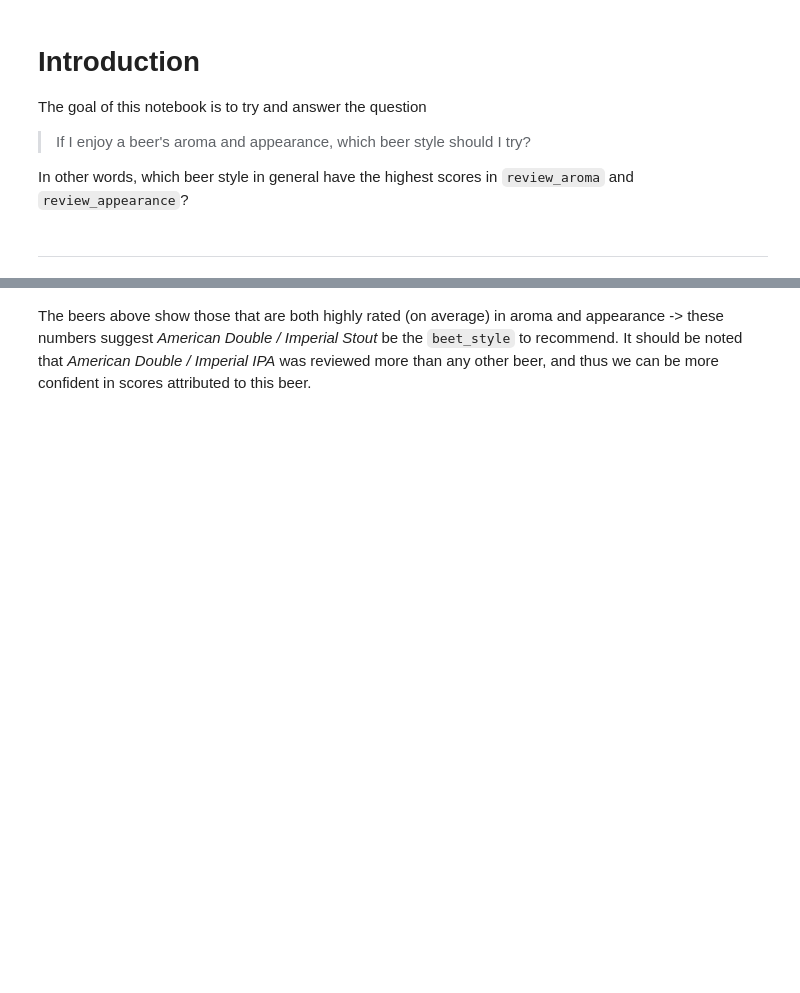
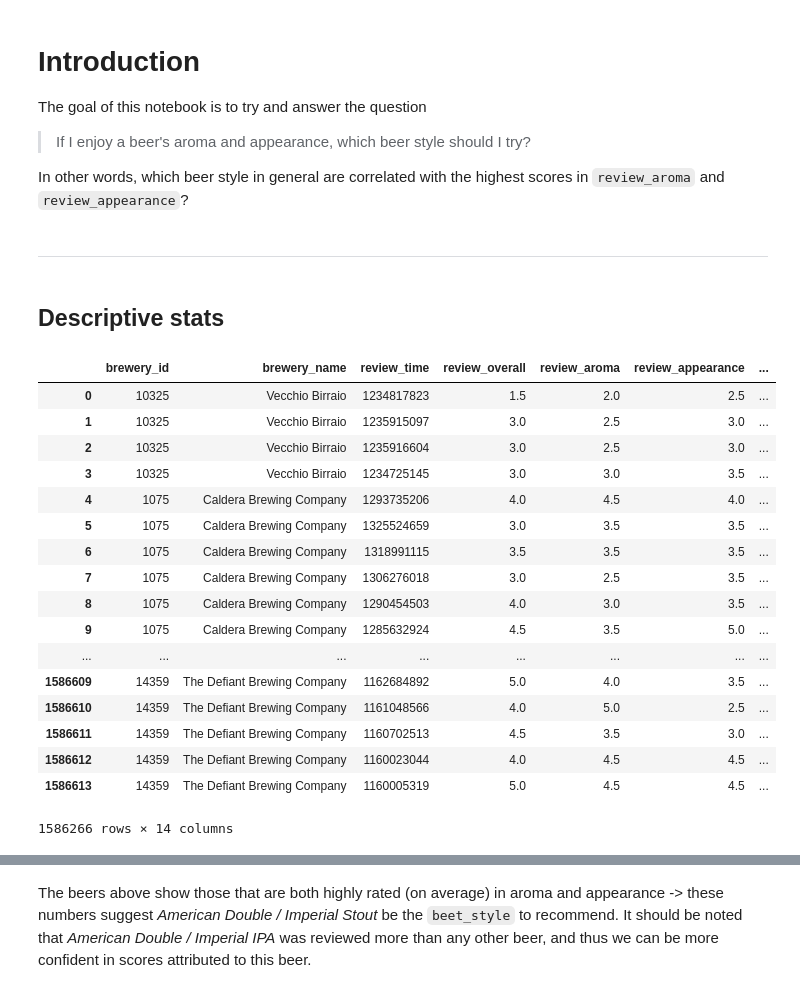
Before and after one commit to ConstantinoSchillebeeckx/CiBO, a Jupyter notebook: notebooks/explore/5.0_beer_style.ipynb, the cells around one changed output, grey strips where cells are left out. Cells and saved outputs as stored; diff of their text form; code cells hidden in the pictures; blank space fills up the shorter version.

```diff
--- a/notebooks/explore/5.0_beer_style.ipynb
+++ b/notebooks/explore/5.0_beer_style.ipynb
@@ -73,7 +60,7 @@ kernel.execute(command);
 The goal of this notebook is to try and answer the question
 > If I enjoy a beer's aroma and appearance, which beer style should I try?
 
-In other words, which beer style in general have the highest scores in `review_aroma` and `review_appearance`?
+In other words, which beer style in general are correlated with the highest scores in `review_aroma` and `review_appearance`?
 # %%
 # LOAD DATA
 # we assume the file we're after is a
@@ -95,6 +82,29 @@ dat = dat_raw[(dat_raw.review_profilename.notnull()) & (~dat_raw.review_profilen
 dat['combo_score'] = dat[['review_aroma', 'review_appearance']].mean(axis=1)
 # %% [markdown]
 <hr>
+# %% [markdown]
+## Descriptive stats
+# %%
+dat
+# %% [output]
+|  | brewery_id | brewery_name | review_time | review_overall | review_aroma | review_appearance | ... |
+| 0 | 10325 | Vecchio Birraio | 1234817823 | 1.5 | 2.0 | 2.5 | ... |
+| 1 | 10325 | Vecchio Birraio | 1235915097 | 3.0 | 2.5 | 3.0 | ... |
+| 2 | 10325 | Vecchio Birraio | 1235916604 | 3.0 | 2.5 | 3.0 | ... |
+| 3 | 10325 | Vecchio Birraio | 1234725145 | 3.0 | 3.0 | 3.5 | ... |
+| 4 | 1075 | Caldera Brewing Company | 1293735206 | 4.0 | 4.5 | 4.0 | ... |
+| 5 | 1075 | Caldera Brewing Company | 1325524659 | 3.0 | 3.5 | 3.5 | ... |
+| 6 | 1075 | Caldera Brewing Company | 1318991115 | 3.5 | 3.5 | 3.5 | ... |
+| 7 | 1075 | Caldera Brewing Company | 1306276018 | 3.0 | 2.5 | 3.5 | ... |
+| 8 | 1075 | Caldera Brewing Company | 1290454503 | 4.0 | 3.0 | 3.5 | ... |
+| 9 | 1075 | Caldera Brewing Company | 1285632924 | 4.5 | 3.5 | 5.0 | ... |
+| ... | ... | ... | ... | ... | ... | ... | ... |
+| 1586609 | 14359 | The Defiant Brewing Company | 1162684892 | 5.0 | 4.0 | 3.5 | ... |
+| 1586610 | 14359 | The Defiant Brewing Company | 1161048566 | 4.0 | 5.0 | 2.5 | ... |
+| 1586611 | 14359 | The Defiant Brewing Company | 1160702513 | 4.5 | 3.5 | 3.0 | ... |
+| 1586612 | 14359 | The Defiant Brewing Company | 1160023044 | 4.0 | 4.5 | 4.5 | ... |
+| 1586613 | 14359 | The Defiant Brewing Company | 1160005319 | 5.0 | 4.5 | 4.5 | ... |
+1586266 rows × 14 columns
 # %%
 # for each beer style, get some descriptive stats for the interested factors
 factors = ['review_aroma', 'review_appearance']
```
Also changed, not shown: parts of 7 cells of this notebook, 7 other files.
